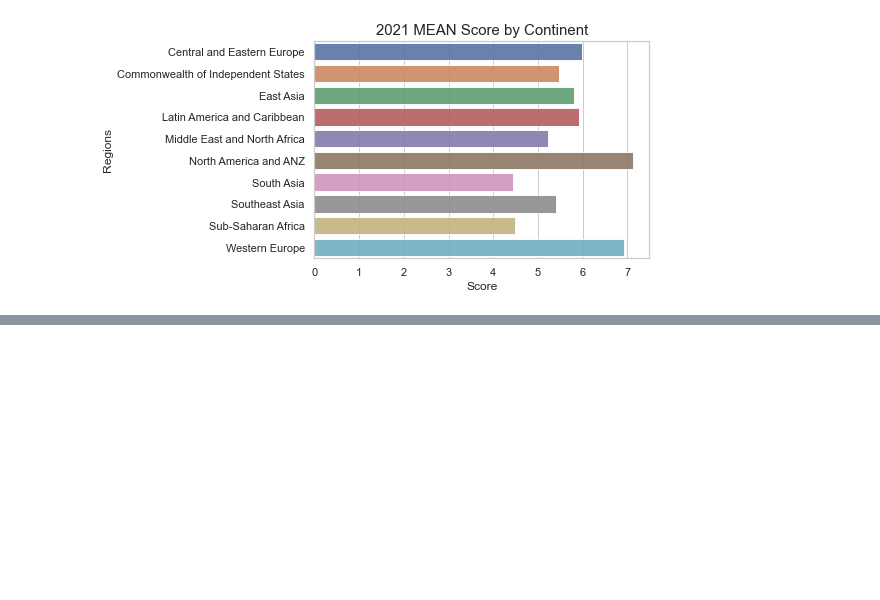
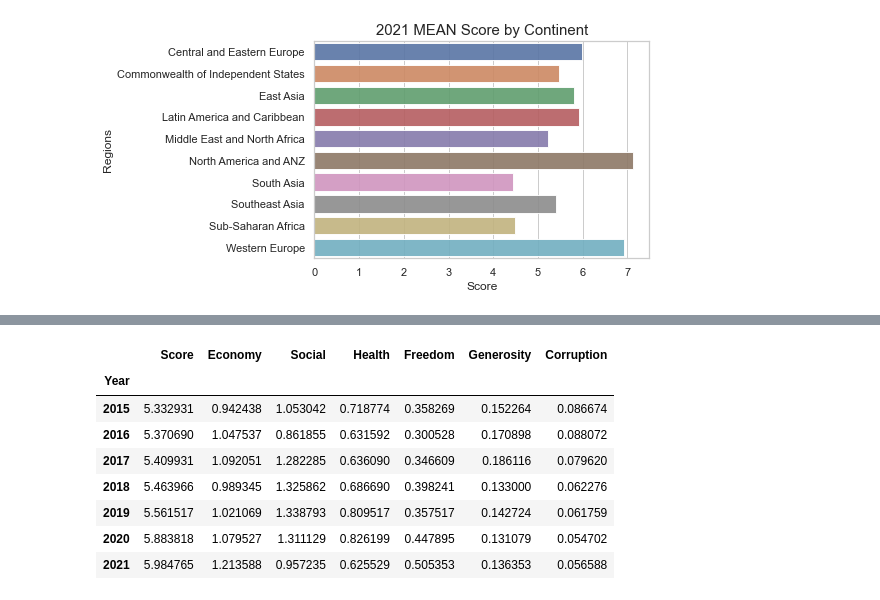
Before and after one commit to sohyeondian/Happiness, a Jupyter notebook: 05. 분석.ipynb, the cells around one changed output, grey strips where cells are left out. Saved outputs shown, nothing was run; the diff lists cells and outputs as text; code cells hidden in the pictures; blank space fills up the shorter version.

```diff
--- a/05. 분석.ipynb
+++ b/05. 분석.ipynb
@@ -130,0 +242,3 @@ iplot(choromap, validate=False)
+# %%
+europe_df = hp[(hp['Region']=='Central and Eastern Europe')]
+europe_df.tail()
@@ -130,0 +252,13 @@ iplot(choromap, validate=False)
+# %%
+europe_df = europe_df.groupby('Year').mean()
+europe_df
+# %% [output]
+|  | Score | Economy | Social | Health | Freedom | Generosity | Corruption |
+| Year |  |  |  |  |  |  |  |
+| 2015 | 5.332931 | 0.942438 | 1.053042 | 0.718774 | 0.358269 | 0.152264 | 0.086674 |
+| 2016 | 5.370690 | 1.047537 | 0.861855 | 0.631592 | 0.300528 | 0.170898 | 0.088072 |
+| 2017 | 5.409931 | 1.092051 | 1.282285 | 0.636090 | 0.346609 | 0.186116 | 0.079620 |
+| 2018 | 5.463966 | 0.989345 | 1.325862 | 0.686690 | 0.398241 | 0.133000 | 0.062276 |
+| 2019 | 5.561517 | 1.021069 | 1.338793 | 0.809517 | 0.357517 | 0.142724 | 0.061759 |
+| 2020 | 5.883818 | 1.079527 | 1.311129 | 0.826199 | 0.447895 | 0.131079 | 0.054702 |
+| 2021 | 5.984765 | 1.213588 | 0.957235 | 0.625529 | 0.505353 | 0.136353 | 0.056588 |
```
Also changed, not shown: parts of 11 cells of this notebook.
